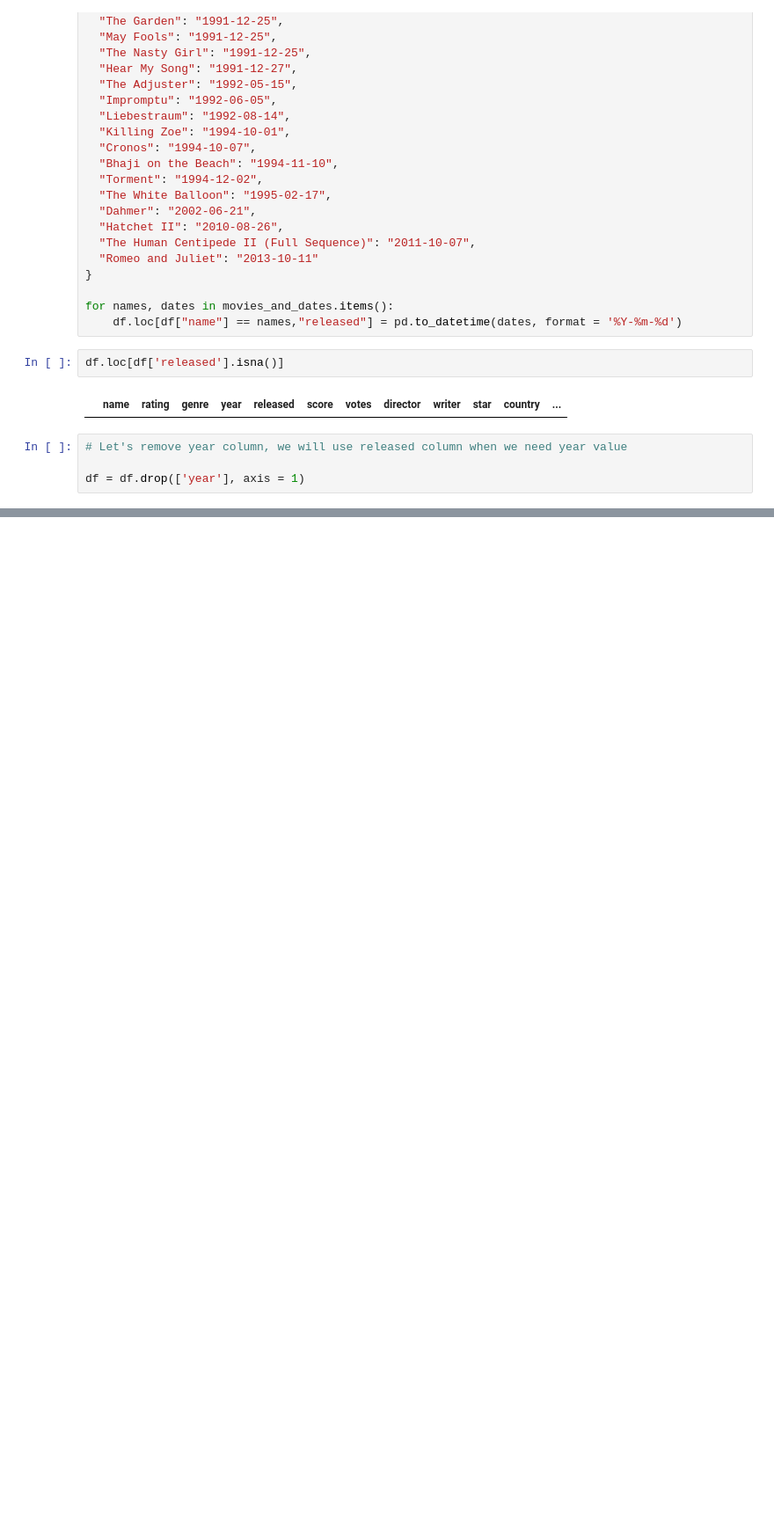
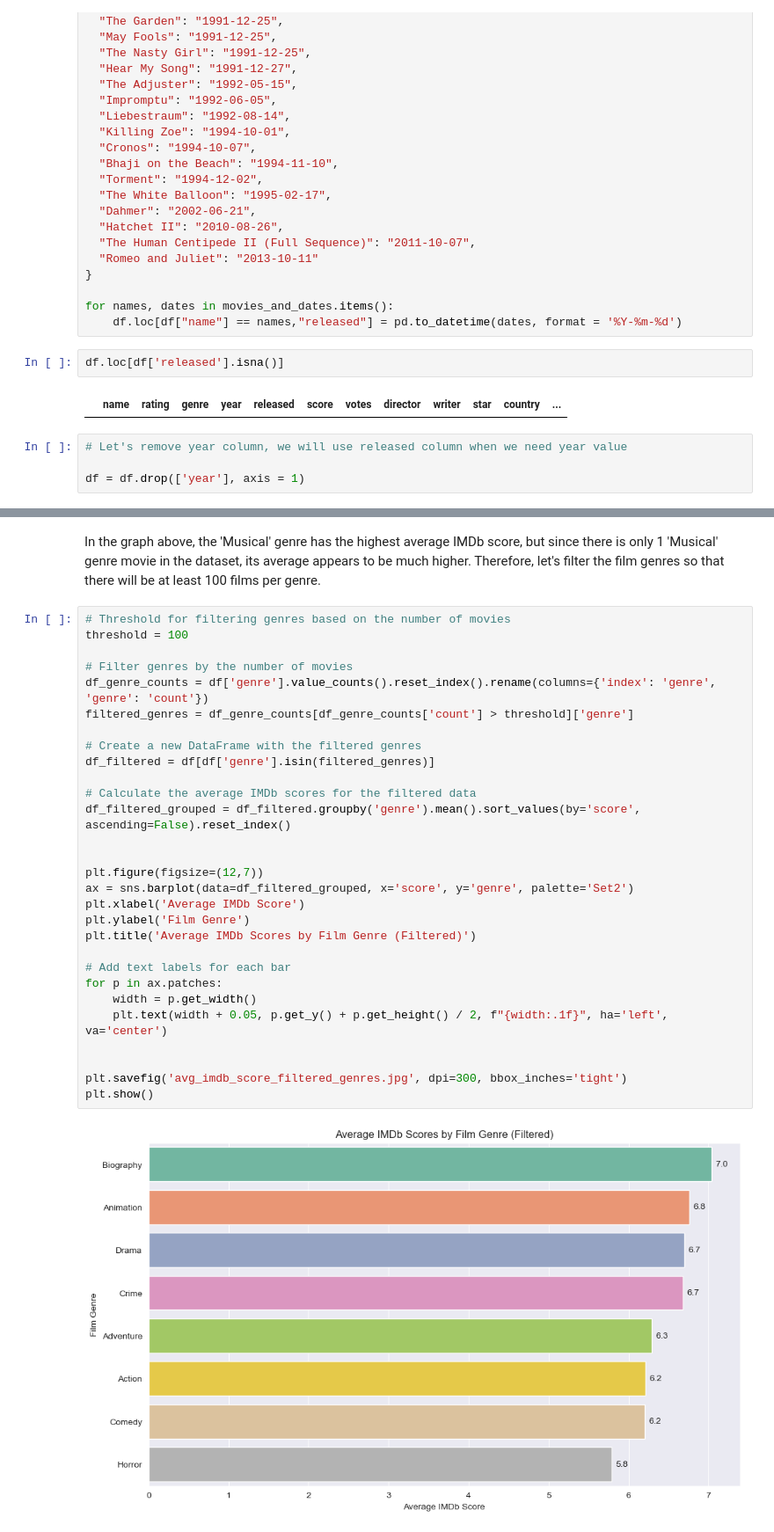
Before and after one commit to gururaser/film-analysis-project, a Jupyter notebook: film-analysis.ipynb, the cells around one changed output, grey strips where cells are left out. Shown at 88% size. Cells and saved outputs as stored; diff of their text form; blank space fills up the shorter version.

```diff
--- a/film-analysis.ipynb
+++ b/film-analysis.ipynb
@@ -786,0 +601,33 @@ dual_group.head(16)
+# %% [markdown]
+In the graph above, the 'Musical' genre has the highest average IMDb score, but since there is only 1 'Musical' genre movie in the dataset, its average appears to be much higher. Therefore, let's filter the film genres so that there will be at least 100 films per genre.
+# %%
+# Threshold for filtering genres based on the number of movies
+threshold = 100
+
+# Filter genres by the number of movies
+df_genre_counts = df['genre'].value_counts().reset_index().rename(columns={'index': 'genre', 'genre': 'count'})
+filtered_genres = df_genre_counts[df_genre_counts['count'] > threshold]['genre']
+
+# Create a new DataFrame with the filtered genres
+df_filtered = df[df['genre'].isin(filtered_genres)]
+
+# Calculate the average IMDb scores for the filtered data
+df_filtered_grouped = df_filtered.groupby('genre').mean().sort_values(by='score', ascending=False).reset_index()
+
+
+plt.figure(figsize=(12,7))
+ax = sns.barplot(data=df_filtered_grouped, x='score', y='genre', palette='Set2')
+plt.xlabel('Average IMDb Score')
+plt.ylabel('Film Genre')
+plt.title('Average IMDb Scores by Film Genre (Filtered)')
+
+# Add text labels for each bar
+for p in ax.patches:
+    width = p.get_width()
+    plt.text(width + 0.05, p.get_y() + p.get_height() / 2, f"{width:.1f}", ha='left', va='center')
+
+
+plt.savefig('avg_imdb_score_filtered_genres.jpg', dpi=300, bbox_inches='tight')
+plt.show()
+# %% [output]
+[figure, added]
```
Also changed, not shown: parts of 71 cells of this notebook.
